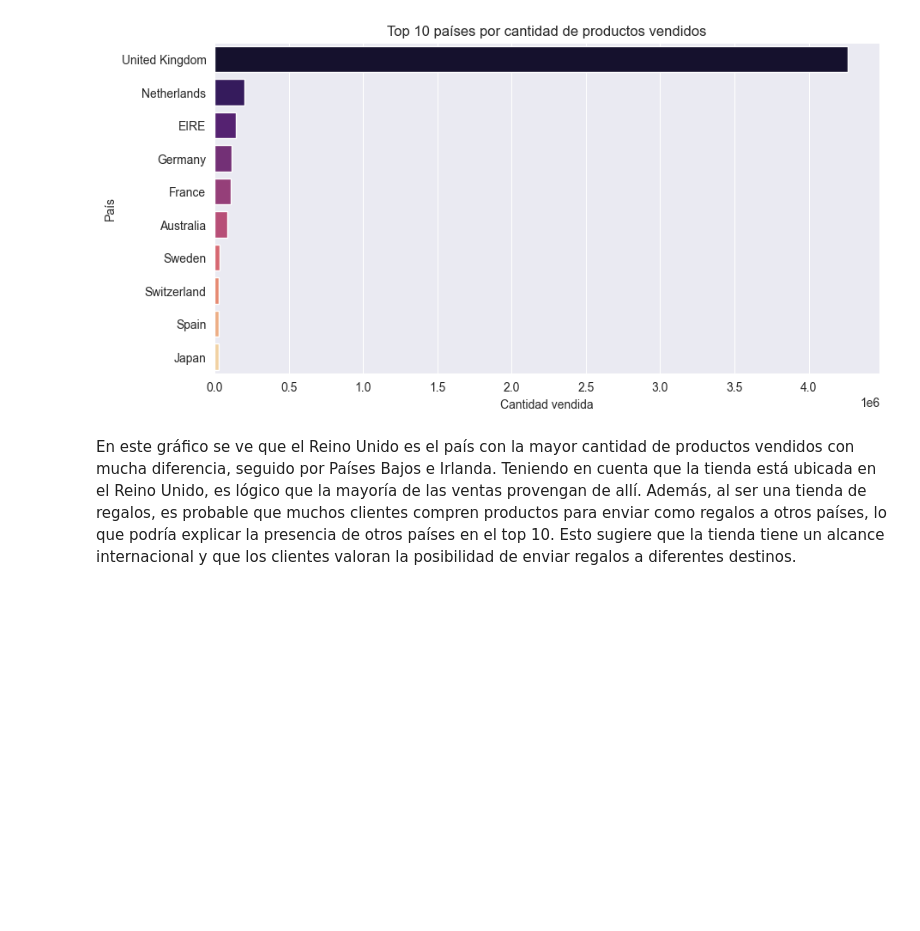
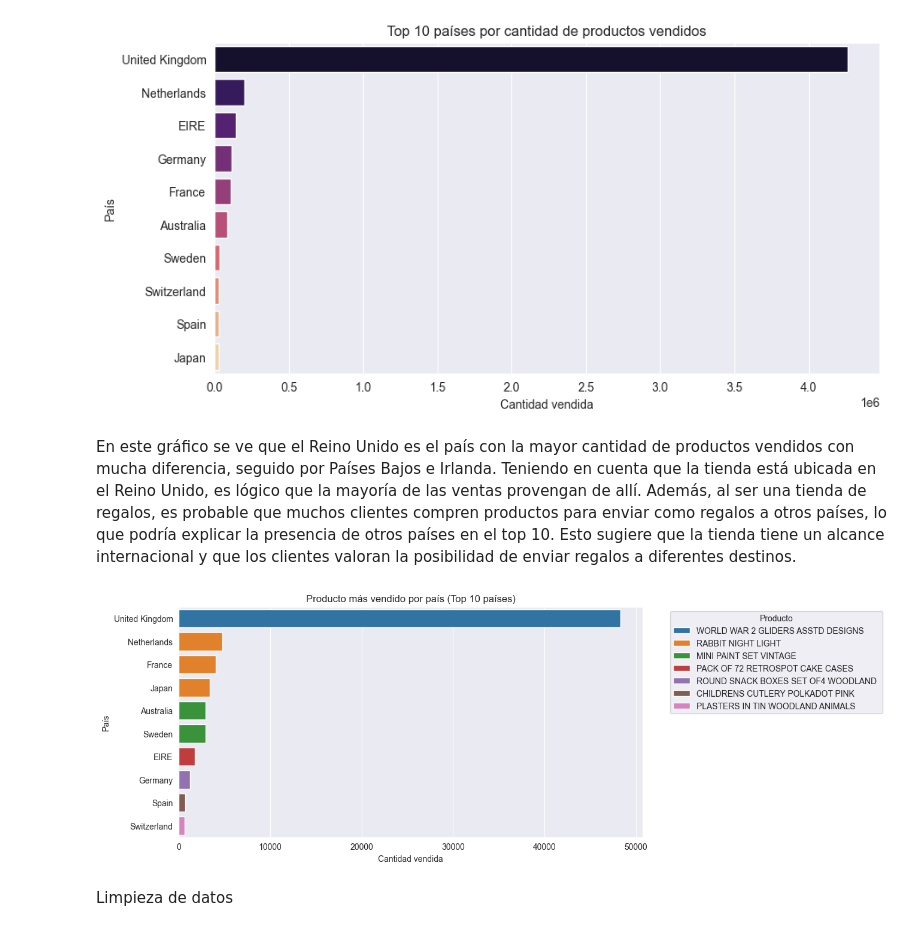
Before and after one commit to Metodologia-para-Data-Science-Grupo-1/FinalProject-MDS, a Jupyter notebook: notebook/mds-group1-notebook.ipynb, the cells around one changed output. Saved outputs shown, nothing was run; the diff lists cells and outputs as text; code cells hidden in the pictures; blank space fills up the shorter version.

```diff
--- a/notebook/mds-group1-notebook.ipynb
+++ b/notebook/mds-group1-notebook.ipynb
@@ -183,3 +183,19 @@ Passing `palette` without assigning `hue` is deprecated and will be removed in v
 [figure]
 # %% [markdown]
 En este gráfico se ve que el Reino Unido es el país con la mayor cantidad de productos vendidos con mucha diferencia, seguido por Países Bajos e Irlanda. Teniendo en cuenta que la tienda está ubicada en el Reino Unido, es lógico que la mayoría de las ventas provengan de allí. Además, al ser una tienda de regalos, es probable que muchos clientes compren productos para enviar como regalos a otros países, lo que podría explicar la presencia de otros países en el top 10. Esto sugiere que la tienda tiene un alcance internacional y que los clientes valoran la posibilidad de enviar regalos a diferentes destinos.
+# %%
+# El producto más vendido por país
+top_product_per_country = df.groupby(['Country', 'Description'])['Quantity'].sum().reset_index()
+top_product_per_country = top_product_per_country.loc[top_product_per_country.groupby('Country')['Quantity'].idxmax()]
+top_product_per_country = top_product_per_country.sort_values(by='Quantity', ascending=False).head(10)
+plt.figure(figsize=(10,5))
+sns.barplot(x='Quantity', y='Country', data=top_product_per_country, hue='Description', dodge=False)
+plt.title('Producto más vendido por país (Top 10 países)')
+plt.xlabel('Cantidad vendida')
+plt.ylabel('País')
+plt.legend(title='Producto', bbox_to_anchor=(1.05, 1), loc='upper left')
+plt.show()
+# %% [output]
+[figure, added]
+# %% [markdown]
+Limpieza de datos
```
Also changed, not shown: parts of 4 cells of this notebook.
